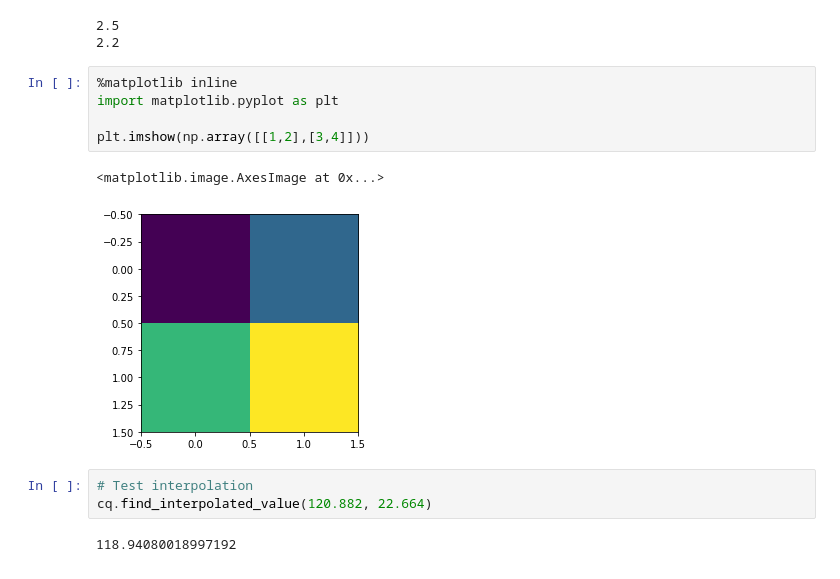
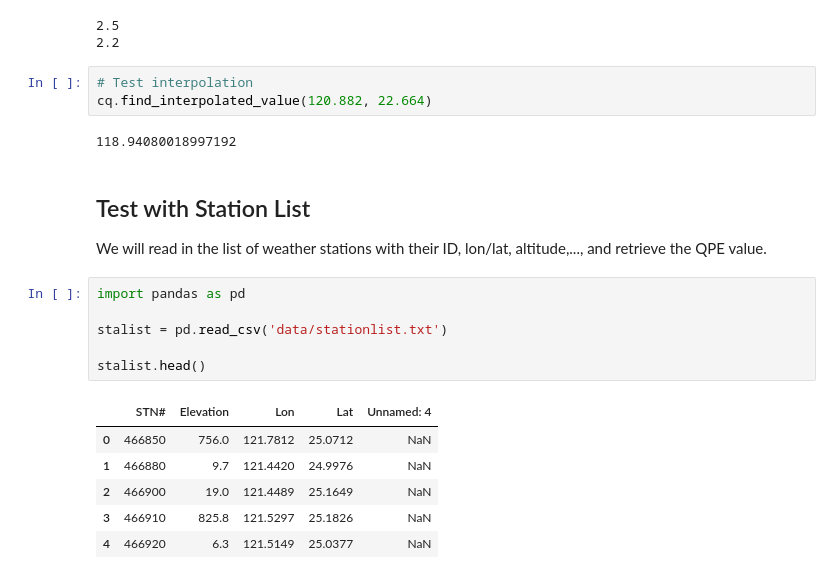
Before and after one commit to tingsyo/qpetw, a Jupyter notebook: examples/16_processing_qpesums_before_qc.ipynb, the cells around one changed output. Drawn from its saved outputs; the diff is of its cells as text.

Commit message:
- Added sample data/PCP_1H_RAD.20140715.0700.gz - Complete examples/16_processing_qpesums_before_qc.ipynb

```diff
--- a/examples/16_processing_qpesums_before_qc.ipynb
+++ b/examples/16_processing_qpesums_before_qc.ipynb
@@ -448,16 +468,25 @@ print(bilinear_interpolation(0.3,0.6, x1, x2, y1, y2, z))
 # %% [output]
 2.5
 2.2
-# %%
-%matplotlib inline
-import matplotlib.pyplot as plt
-
-plt.imshow(np.array([[1,2],[3,4]]))
-# %% [output]
-<matplotlib.image.AxesImage at 0x...>
-[figure, removed]
 # %%
 # Test interpolation
 cq.find_interpolated_value(120.882, 22.664)
 # %% [output]
 118.94080018997192
+# %% [markdown]
+## Test with Station List
+
+We will read in the list of weather stations with their ID, lon/lat, altitude,..., and retrieve the QPE value.
+# %%
+import pandas as pd
+
+stalist = pd.read_csv('data/stationlist.txt')
+
+stalist.head()
+# %% [output]
+|  | STN# | Elevation | Lon | Lat | Unnamed: 4 |
+| 0 | 466850 | 756.0 | 121.7812 | 25.0712 | NaN |
+| 1 | 466880 | 9.7 | 121.4420 | 24.9976 | NaN |
+| 2 | 466900 | 19.0 | 121.4489 | 25.1649 | NaN |
+| 3 | 466910 | 825.8 | 121.5297 | 25.1826 | NaN |
+| 4 | 466920 | 6.3 | 121.5149 | 25.0377 | NaN |
```
Also changed, not shown: parts of 11 cells of this notebook, 1 other file.
